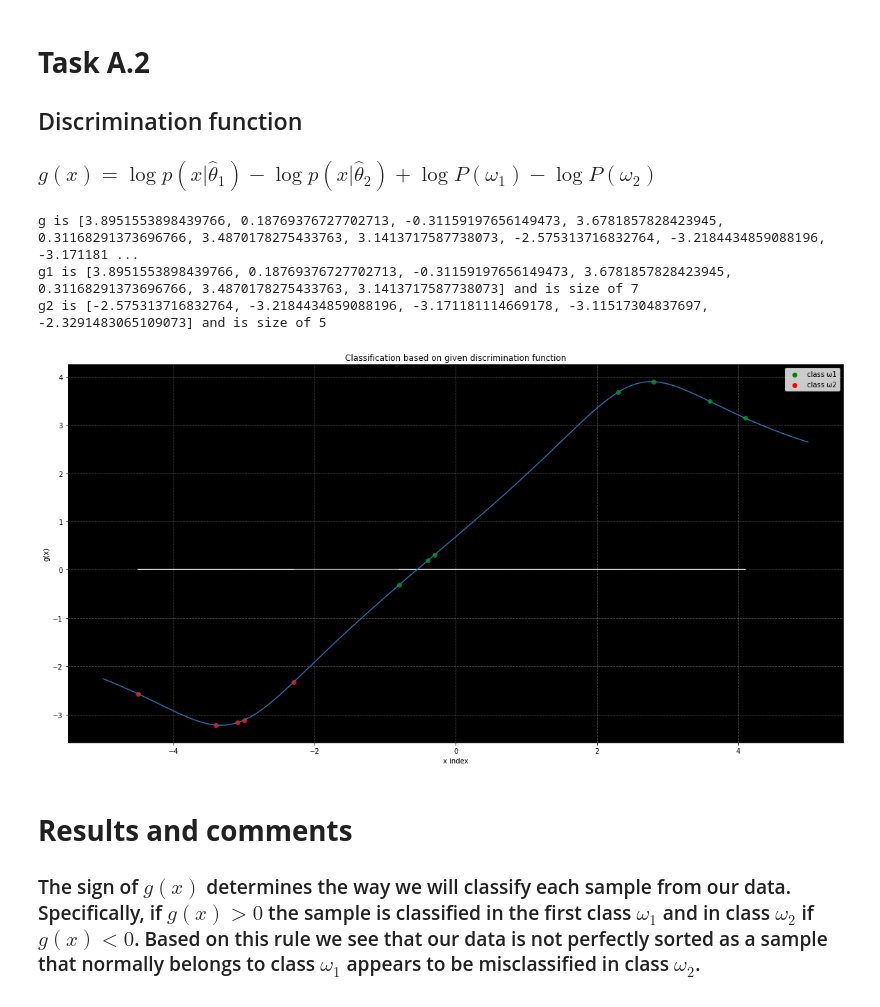
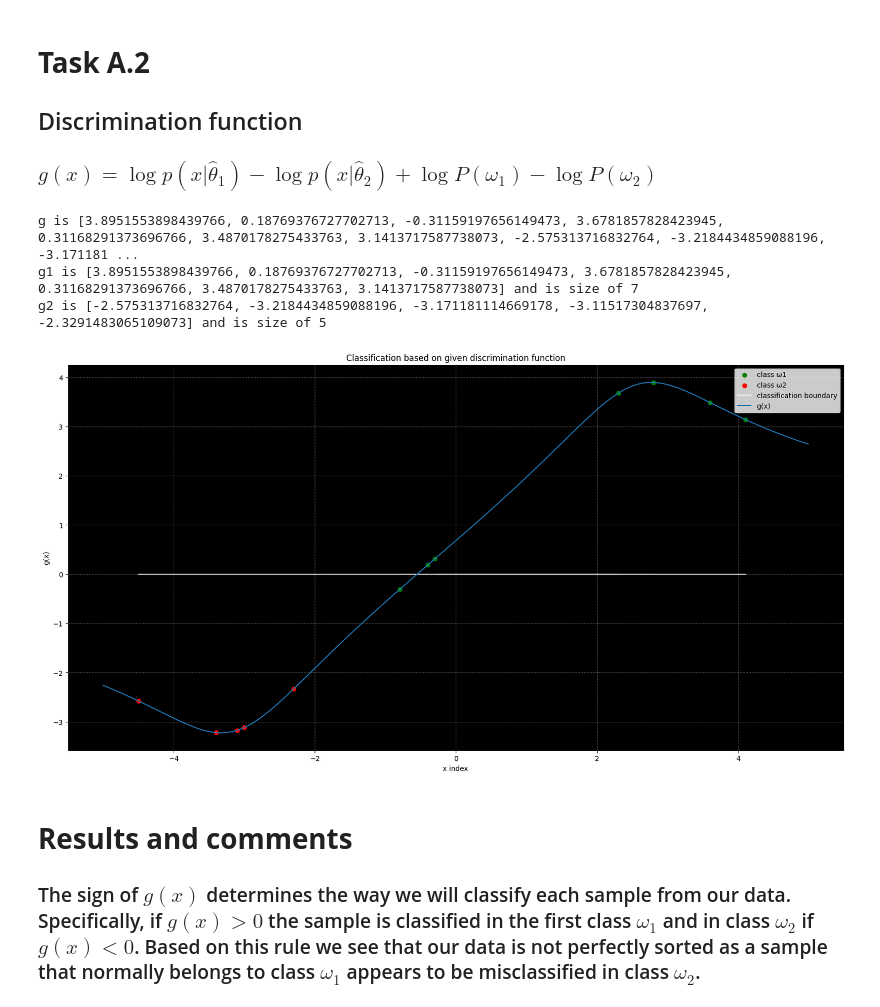
Before and after one commit to giahou2000/Gaming-statistics, a Jupyter notebook: gaming_company.ipynb, the cells around one changed output. Drawn from its saved outputs; the diff is of its cells as text; code cells hidden in the pictures.

```diff
--- a/gaming_company.ipynb
+++ b/gaming_company.ipynb
@@ -198,48 +185,47 @@ X = D1 + D2
 #Discrimination Function g
 g = list()
 
-#g = g1 - g2
+#We are using the lists g1 and g2 to hold the samples of class ω_1 and ω_2 accordingly.
 g1 = list()
 g2 = list()
 
-# g computations
+# g computations using the discrimination function as explained above.
 g = discrimination(X, theta1, theta2, P_apriori1, P_apriori2)
 g1 = g[:len(D1)]
 g2 = g[len(D1):]
-# # computing the h function to plot it
+#computing the g function to plot it
 begin = -5
 end = 5
 x_axis = np.arange(begin, end, step)
 g_all = discrimination(x_axis, theta1, theta2, P_apriori1, P_apriori2)
-#g1 and g2 generated from g
 
-
+#Printing just to be sure that all the data are present
 print(f"g is {g} and is size of {np.size(g)}")
 print(f"g1 is {g1} and is size of {np.size(g1)}")
 print(f"g2 is {g2} and is size of {np.size(g2)}")
+
 # define classification boundary
 discrimination_line = [0 for _ in range(len(X))]
 
-#Need to implement subplots if wanted the second one
 #Classification and visualisation
 fig = plt.figure(figsize=(20, 10))
 ax = plt.axes()
 ax.set_facecolor("black")
 plt.scatter(D1, g1, color="green")
 plt.scatter(D2, g2, color="red")
 plt.plot(X, discrimination_line, color="white", alpha=0.8)
 plt.plot(x_axis, g_all)
 plt.title("Classification based on given discrimination function")
 plt.xlabel("x index")
 plt.ylabel("g(x)")
 plt.grid(color="white", linestyle="--", alpha=0.3)
-plt.legend(["class ω1", "class ω2"])
+plt.legend(["class ω1", "class ω2", "classification boundary", "g(x)"])
 plt.show()
 # %% [output]
 g is [3.8951553898439766, 0.18769376727702713, -0.31159197656149473, 3.6781857828423945, 0.31168291373696766, 3.4870178275433763, 3.1413717587738073, -2.575313716832764, -3.2184434859088196, -3.171181 ...
 g1 is [3.8951553898439766, 0.18769376727702713, -0.31159197656149473, 3.6781857828423945, 0.31168291373696766, 3.4870178275433763, 3.1413717587738073] and is size of 7
 g2 is [-2.575313716832764, -3.2184434859088196, -3.171181114669178, -3.11517304837697, -2.3291483065109073] and is size of 5
-[figure, old version]
+[figure, new version]
 # %% [markdown]
 # **Results and comments**
 ### The sign of $g(x)$ determines the way we will classify each sample from our data. Specifically, if $g(x)>0$ the sample is classified in the first class $ω_1$ and in class $ω_2$ if $g(x)<0$. Based on this rule we see that our data is not perfectly sorted as a sample that normally belongs to class $ω_1$ appears to be misclassified in class $ω_2$.
```
Also changed, not shown: parts of 6 cells of this notebook.
